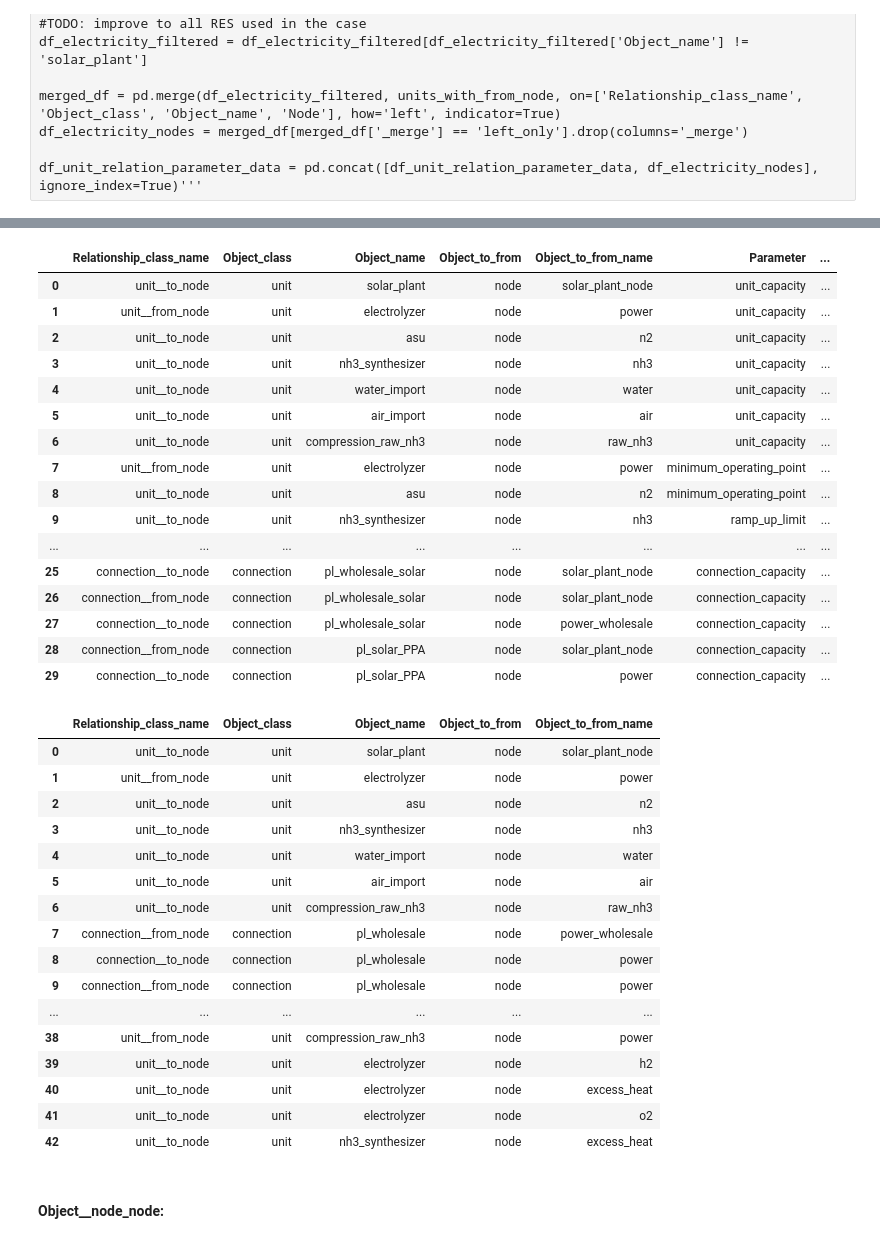
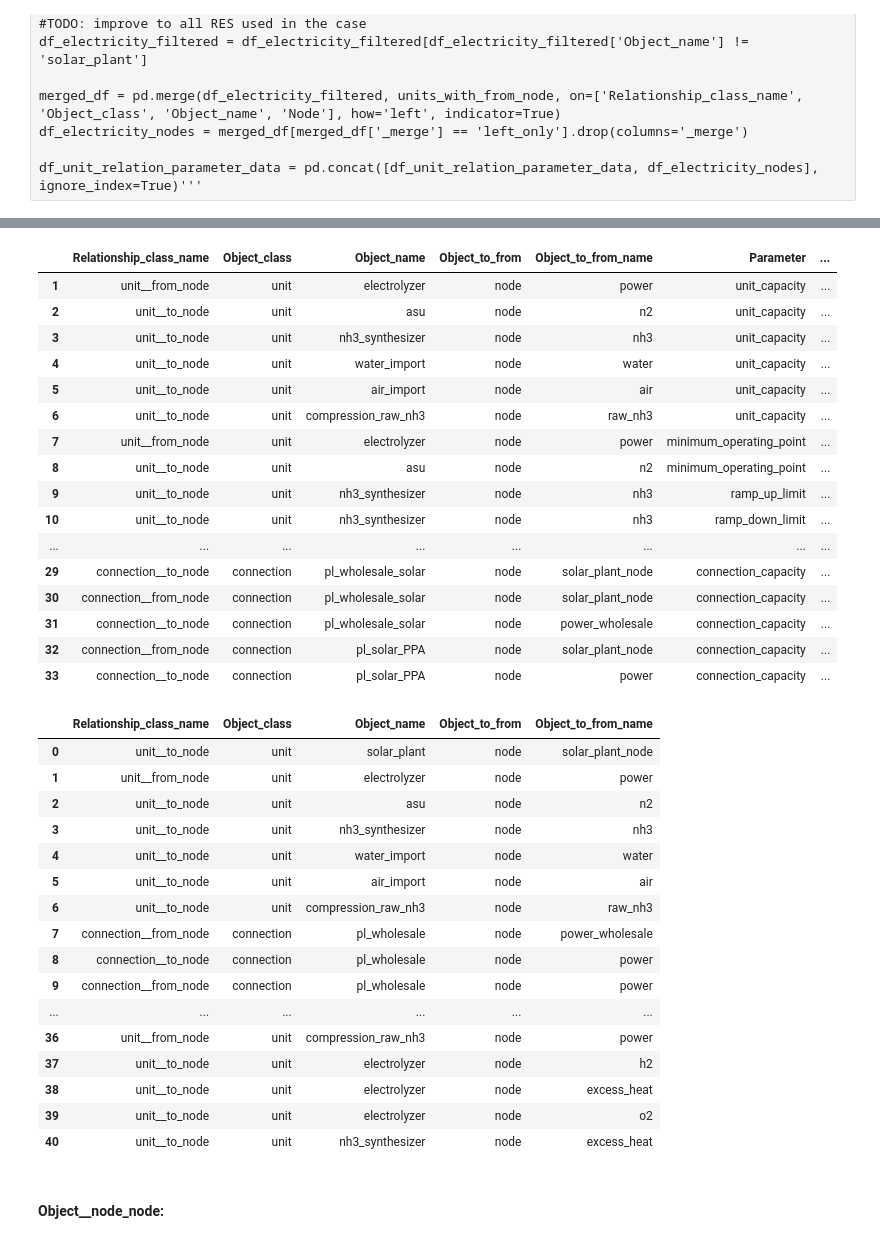
Before and after one commit to CSEI-EU/Nord_H2ub, a Jupyter notebook: spine_projects/01_input_data/00_functions/data_preparation_nord_h2ub_spine.ipynb, the cells around one changed output, grey strips where cells are left out. Saved outputs shown, nothing was run; the diff lists cells and outputs as text; code cells hidden in the pictures.

```diff
--- a/spine_projects/01_input_data/00_functions/data_preparation_nord_h2ub_spine.ipynb
+++ b/spine_projects/01_input_data/00_functions/data_preparation_nord_h2ub_spine.ipynb
@@ -729,27 +716,16 @@ df_object__node.head(100)
 # %%
 # Create a DataFrame for the definition of the object_node relationships
 df_object__node_definitions = pd.DataFrame(df_object__node[['Relationship_class_name', 'Object_class', 'Object_name', 'Object_to_from', 'Object_to_from_name']])
 df_object__node_definitions = df_object__node_definitions.drop_duplicates()
 df_object__node_definitions = df_object__node_definitions.reset_index(drop=True)
 
-# Add district heating
-if district_heating:
-    df_object__node_definitions = pd.concat([df_object__node_definitions, dh_sheets_mapping['Object__to_from_node_definition']], ignore_index=True)
-else:
-    pass
-
 # Drop rows where no parameters for the relationship are defined (column has missing values (NaN or None))
 drop_no_value_column = 'Parameter'
 df_object__node_values = df_object__node[df_object__node[drop_no_value_column] != '']
 
-# Add district heating
-if district_heating:
-    df_object__node_values = pd.concat([df_object__node_values, dh_sheets_mapping['Object__to_from_node']], ignore_index=True)
-
 df_object__node_values.head(70)
 # %% [output]
 |  | Relationship_class_name | Object_class | Object_name | Object_to_from | Object_to_from_name | Parameter | ... |
-| 0 | unit__to_node | unit | solar_plant | node | solar_plant_node | unit_capacity | ... |
 | 1 | unit__from_node | unit | electrolyzer | node | power | unit_capacity | ... |
 | 2 | unit__to_node | unit | asu | node | n2 | unit_capacity | ... |
 | 3 | unit__to_node | unit | nh3_synthesizer | node | nh3 | unit_capacity | ... |
@@ -759,12 +735,13 @@ df_object__node_values.head(70)
 | 7 | unit__from_node | unit | electrolyzer | node | power | minimum_operating_point | ... |
 | 8 | unit__to_node | unit | asu | node | n2 | minimum_operating_point | ... |
 | 9 | unit__to_node | unit | nh3_synthesizer | node | nh3 | ramp_up_limit | ... |
+| 10 | unit__to_node | unit | nh3_synthesizer | node | nh3 | ramp_down_limit | ... |
 | ... | ... | ... | ... | ... | ... | ... | ... |
-| 25 | connection__to_node | connection | pl_wholesale_solar | node | solar_plant_node | connection_capacity | ... |
-| 26 | connection__from_node | connection | pl_wholesale_solar | node | solar_plant_node | connection_capacity | ... |
-| 27 | connection__to_node | connection | pl_wholesale_solar | node | power_wholesale | connection_capacity | ... |
-| 28 | connection__from_node | connection | pl_solar_PPA | node | solar_plant_node | connection_capacity | ... |
-| 29 | connection__to_node | connection | pl_solar_PPA | node | power | connection_capacity | ... |
+| 29 | connection__to_node | connection | pl_wholesale_solar | node | solar_plant_node | connection_capacity | ... |
+| 30 | connection__from_node | connection | pl_wholesale_solar | node | solar_plant_node | connection_capacity | ... |
+| 31 | connection__to_node | connection | pl_wholesale_solar | node | power_wholesale | connection_capacity | ... |
+| 32 | connection__from_node | connection | pl_solar_PPA | node | solar_plant_node | connection_capacity | ... |
+| 33 | connection__to_node | connection | pl_solar_PPA | node | power | connection_capacity | ... |
 # %%
 # Add rest of to/from_node relations
 rows_to_add = []
@@ -817,11 +794,11 @@ df_object__node_definitions.head(50)
 | 8 | connection__to_node | connection | pl_wholesale | node | power |
 | 9 | connection__from_node | connection | pl_wholesale | node | power |
 | ... | ... | ... | ... | ... | ... |
-| 38 | unit__from_node | unit | compression_raw_nh3 | node | power |
-| 39 | unit__to_node | unit | electrolyzer | node | h2 |
-| 40 | unit__to_node | unit | electrolyzer | node | excess_heat |
-| 41 | unit__to_node | unit | electrolyzer | node | o2 |
-| 42 | unit__to_node | unit | nh3_synthesizer | node | excess_heat |
+| 36 | unit__from_node | unit | compression_raw_nh3 | node | power |
+| 37 | unit__to_node | unit | electrolyzer | node | h2 |
+| 38 | unit__to_node | unit | electrolyzer | node | excess_heat |
+| 39 | unit__to_node | unit | electrolyzer | node | o2 |
+| 40 | unit__to_node | unit | nh3_synthesizer | node | excess_heat |
 # %% [markdown]
 #### Object__node_node:
 # %%
```
Also changed, not shown: parts of 34 cells of this notebook, 2 other files.
